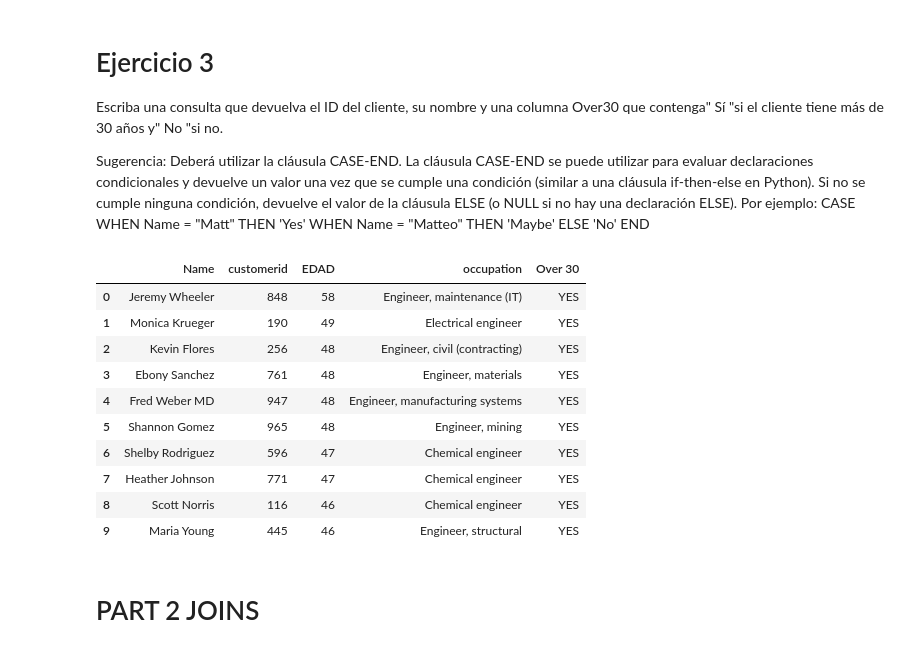
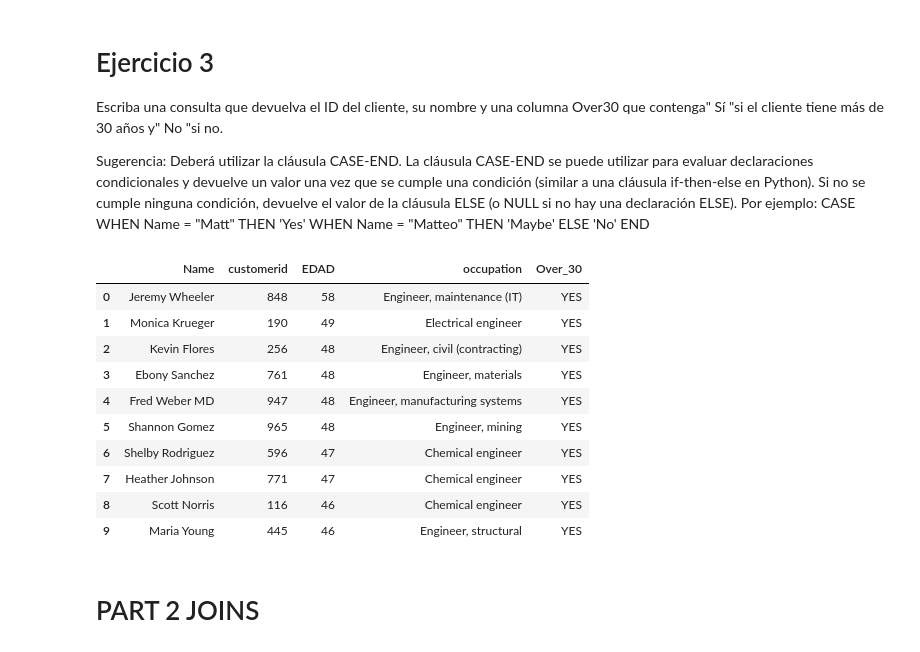
Before and after one commit to JuanBecerra07/bootCAMP, a Jupyter notebook: CLASE 10 SQL/Ej_Cl_10_SQL.ipynb, the cells around one changed output. Saved outputs shown, nothing was run; the diff lists cells and outputs as text; code cells hidden in the pictures.

```diff
--- a/CLASE 10 SQL/Ej_Cl_10_SQL.ipynb
+++ b/CLASE 10 SQL/Ej_Cl_10_SQL.ipynb
@@ -152,27 +152,28 @@ END
 # %%
 query_EJ_3 = """
 SELECT Cu.Name AS Name,Cu.CustomerID,Cu.AGE AS EDAD,Cu.Occupation,
   CASE
     WHEN AGE < 0 THEN 'WRONG DATA'
     WHEN AGE >= 30 THEN 'YES'
     WHEN AGE < 30 THEN 'NO'
     ELSE 'MISSING DATA'
-  END AS 'Over 30'
+  END AS 'Over_30'
 FROM Customer as Cu
 WHERE Occupation LIKE '%Engineer%' AND AGE IS NOT NULL
 ORDER BY EDAD DESC
 LIMIT 10
-
 """
-
 """
 Aqui lo que hacemos es volver a pasarlo a df con pandas y filtrar esa info de  wrong data pero no es 100 % necesario ya que se puede hacer directamente con SQL
 """
+
+
 df_EJ_3=runQuery(query_EJ_3)
-df_fixed = df_EJ_3[df['Over 30']!='WRONG DATA']
+
+
 df_EJ_3
 # %% [output]
-|  | Name | customerid | EDAD | occupation | Over 30 |
+|  | Name | customerid | EDAD | occupation | Over_30 |
 | 0 | Jeremy Wheeler | 848 | 58 | Engineer, maintenance (IT) | YES |
 | 1 | Monica Krueger | 190 | 49 | Electrical engineer | YES |
 | 2 | Kevin Flores | 256 | 48 | Engineer, civil (contracting) | YES |
```
Also changed, not shown: 1 other file.
